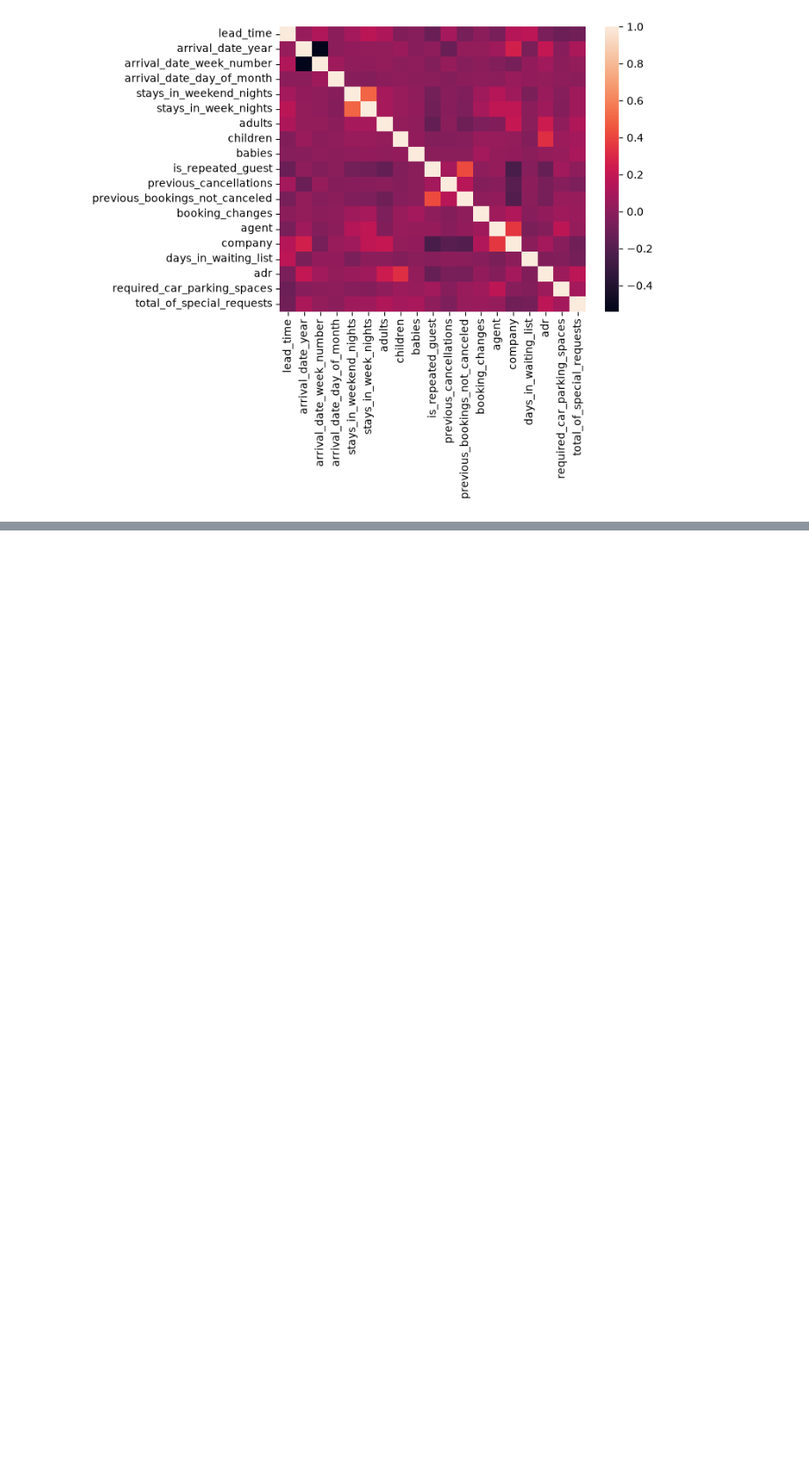
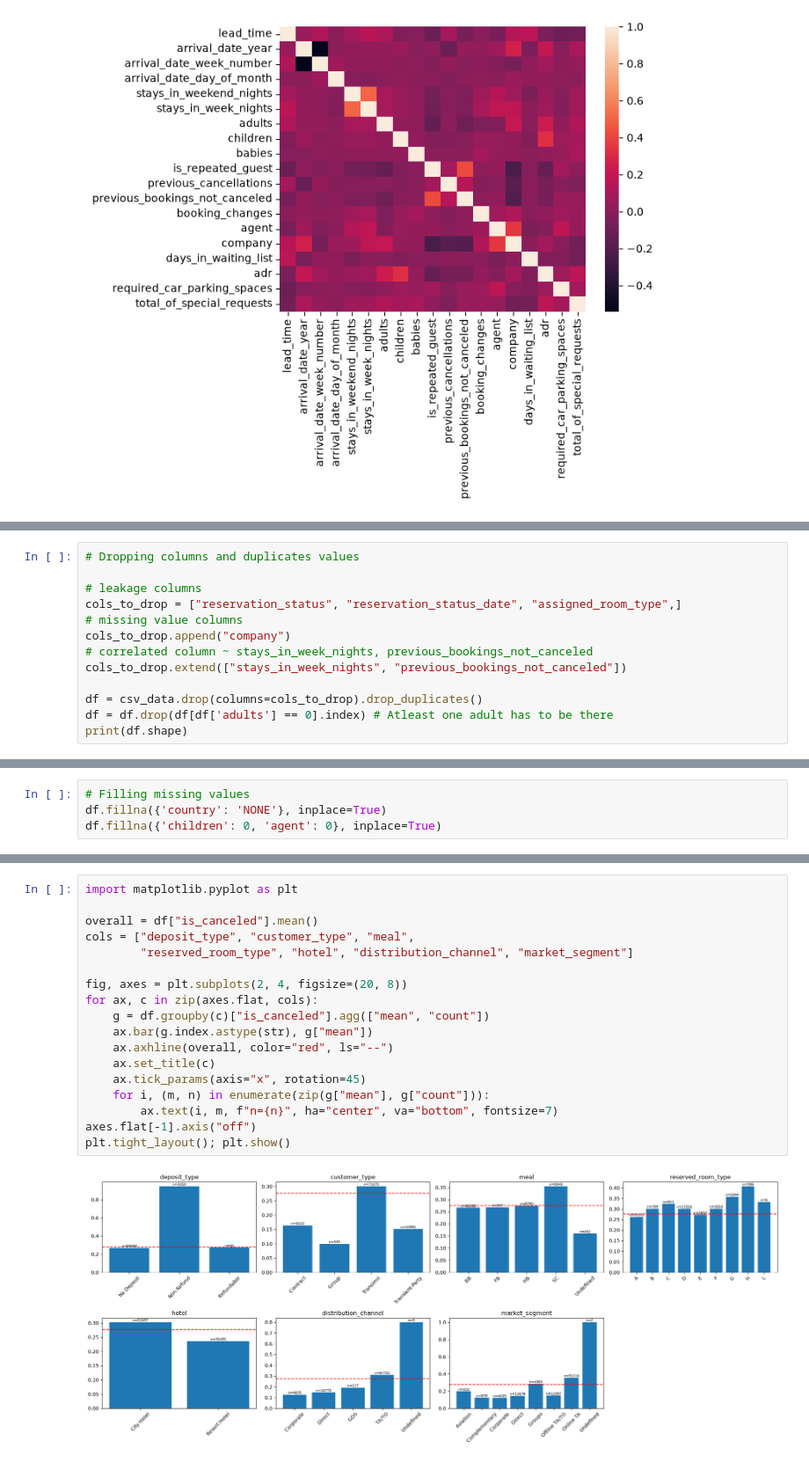
Before and after one commit to MrHarry2003/ML-Practice, a Jupyter notebook: hotel-booking-demands/notebook.ipynb, the cells around one changed output, grey strips where cells are left out. Shown at 88% size. Saved outputs shown, nothing was run; the diff lists cells and outputs as text; blank space fills up the shorter version.

Commit message:
feature: data cleansing done

```diff
--- a/hotel-booking-demands/notebook.ipynb
+++ b/hotel-booking-demands/notebook.ipynb
@@ -146,0 +151,13 @@ sns.heatmap(csv_data[num_cols].corr())
+# %%
+# Dropping columns and duplicates values
+
+# leakage columns
+cols_to_drop = ["reservation_status", "reservation_status_date", "assigned_room_type",]
+# missing value columns
+cols_to_drop.append("company")
+# correlated column ~ stays_in_week_nights, previous_bookings_not_canceled
+cols_to_drop.extend(["stays_in_week_nights", "previous_bookings_not_canceled"])
+
+df = csv_data.drop(columns=cols_to_drop).drop_duplicates()
+df = df.drop(df[df['adults'] == 0].index) # Atleast one adult has to be there
+print(df.shape)
@@ -146,0 +166,4 @@ sns.heatmap(csv_data[num_cols].corr())
+# %%
+# Filling missing values
+df.fillna({'country': 'NONE'}, inplace=True)
+df.fillna({'children': 0, 'agent': 0}, inplace=True)
@@ -146,0 +204,20 @@ sns.heatmap(csv_data[num_cols].corr())
+# %%
+import matplotlib.pyplot as plt
+
+overall = df["is_canceled"].mean()
+cols = ["deposit_type", "customer_type", "meal",
+        "reserved_room_type", "hotel", "distribution_channel", "market_segment"]
+
+fig, axes = plt.subplots(2, 4, figsize=(20, 8))
+for ax, c in zip(axes.flat, cols):
+    g = df.groupby(c)["is_canceled"].agg(["mean", "count"])
+    ax.bar(g.index.astype(str), g["mean"])
+    ax.axhline(overall, color="red", ls="--")
+    ax.set_title(c)
+    ax.tick_params(axis="x", rotation=45)
+    for i, (m, n) in enumerate(zip(g["mean"], g["count"])):
+        ax.text(i, m, f"n={n}", ha="center", va="bottom", fontsize=7)
+axes.flat[-1].axis("off")
+plt.tight_layout(); plt.show()
+# %% [output]
+[figure, added]
```
Also changed, not shown: parts of 16 cells of this notebook.
